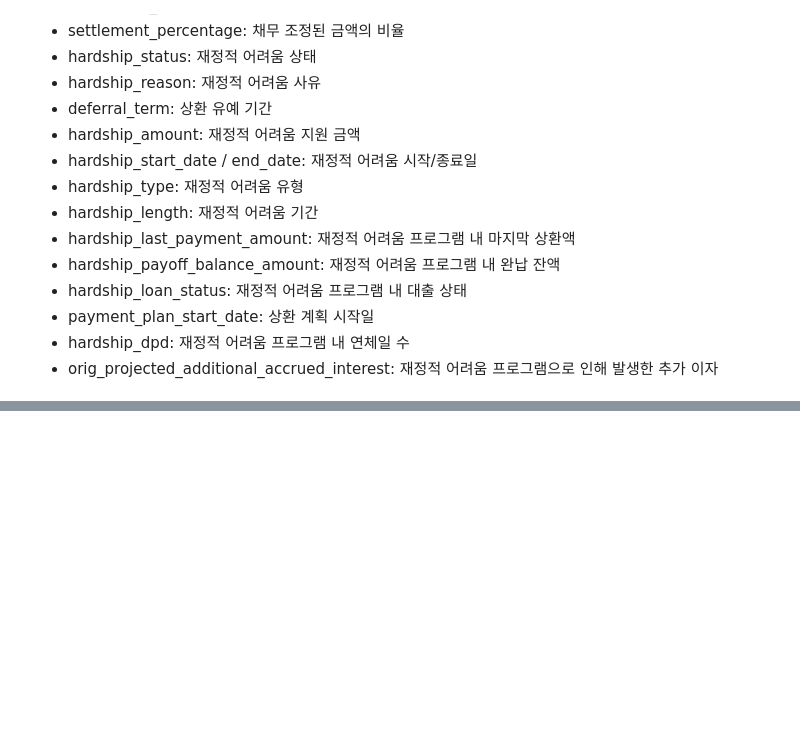
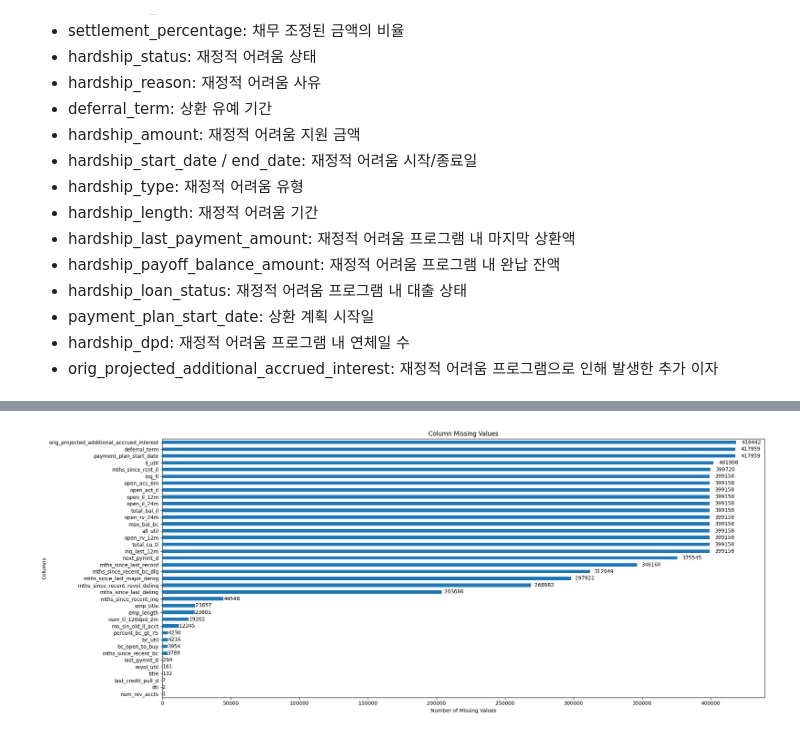
Before and after one commit to hopedom/DS5, a Jupyter notebook: lending-club-prep.ipynb, the cells around one changed output, grey strips where cells are left out. Drawn from its saved outputs; the diff is of its cells as text; code cells hidden in the pictures; blank space fills up the shorter version.

```diff
--- a/lending-club-prep.ipynb
+++ b/lending-club-prep.ipynb
@@ -356,9 +403,9 @@ df1 = df1.drop(sec_app_related_columns, axis=1)
 - orig_projected_additional_accrued_interest: 재정적 어려움 프로그램으로 인해 발생한 추가 이자
 # %%
 # 3. 채무 조정 및 부도 관련 컬럼
-settlement_related_columns = [col for col in missing_counts_df1.index if col in ['settlement', 'hardship']]
+settlement_related_columns = [col for col in missing_counts_df1.index if 'settlement' in col]
 hardship_related_columns = [col for col in missing_counts_df1.index if 'hardship' in col]
 
 display(missing_counts_df1.loc[settlement_related_columns + hardship_related_columns])
 
-#df1 = df1.drop(settlement_related_columns + hardship_related_columns, axis=1)
+df1 = df1.drop(settlement_related_columns + hardship_related_columns, axis=1)
@@ -366,0 +431,4 @@ df1.info()
+# %%
+missing_counts_df1_rev = plot_missing_counts_by_columns(df1)
+# %% [output]
+[figure, added]
```
Also changed, not shown: parts of 24 cells of this notebook.
